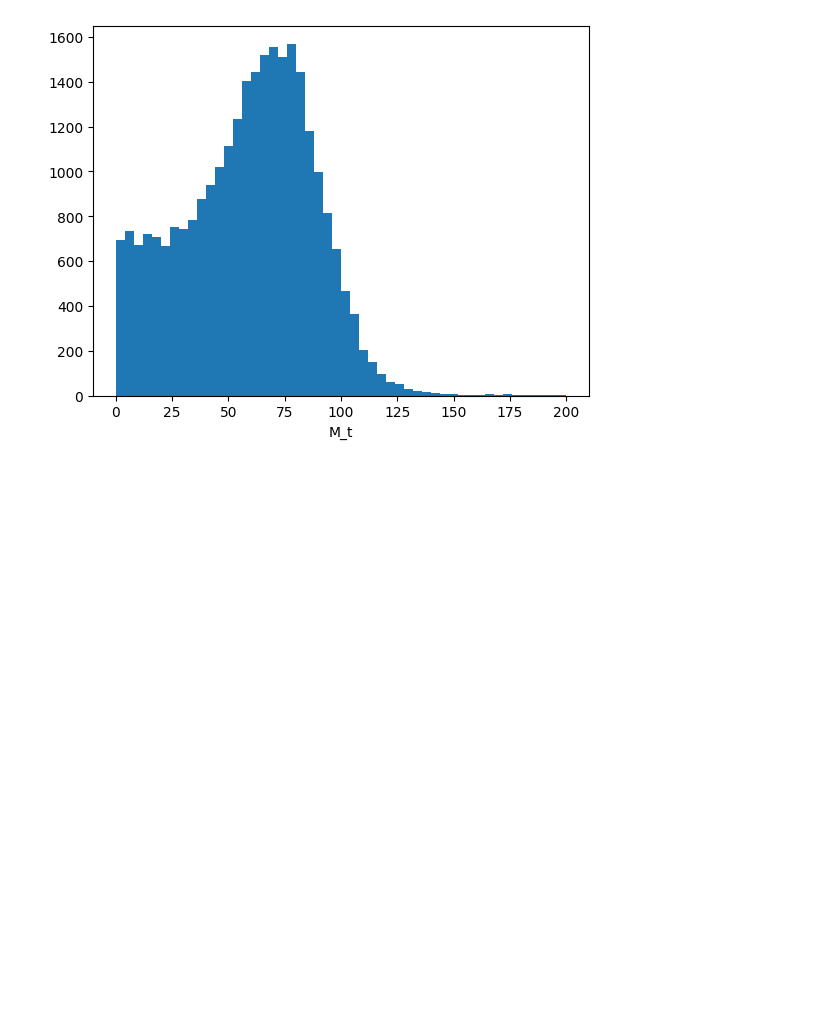
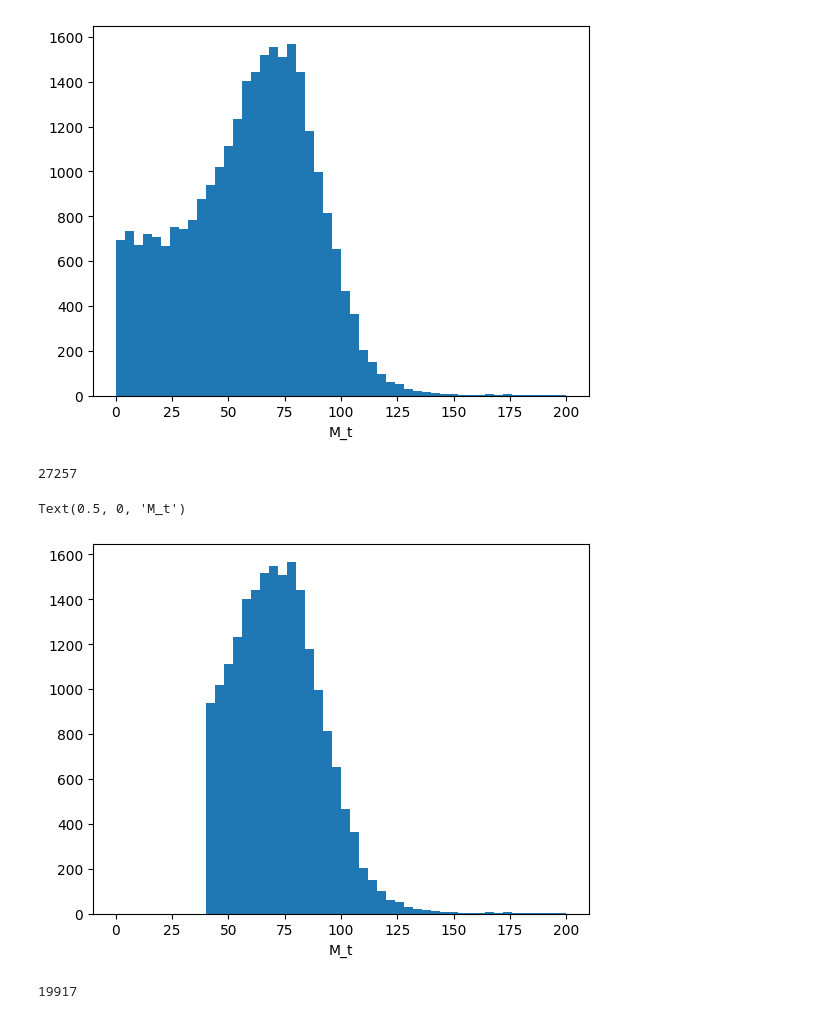
Before and after one commit to QuarkNet-HEP/Wmunu-jupyter, a Jupyter notebook: Wmunu.ipynb, the cells around one changed output. Saved outputs shown, nothing was run; the diff lists cells and outputs as text; code cells hidden in the pictures; blank space fills up the shorter version.

```diff
--- a/Wmunu.ipynb
+++ b/Wmunu.ipynb
@@ -84,3 +105,23 @@ plt.xlabel('M_t')
 # %% [output]
 Text(0.5, 0, 'M_t')
 [figure]
+# %%
+iso_cut = ak.flatten(df['Muon_iso'] < 0.15)
+
+df = df[iso_cut]
+len(df)
+# %% [output]
+27257
+# %%
+mt_cut = ak.flatten(df['M_t'] > 40)
+df = df[mt_cut]
+# %%
+plt.hist(ak.flatten(df['M_t']), bins=50, range=(0,200))
+plt.xlabel('M_t')
+# %% [output]
+Text(0.5, 0, 'M_t')
+[figure, added]
+# %%
+len(df)
+# %% [output]
+19917
```
Also changed, not shown: parts of 9 cells of this notebook, 2 other files.
